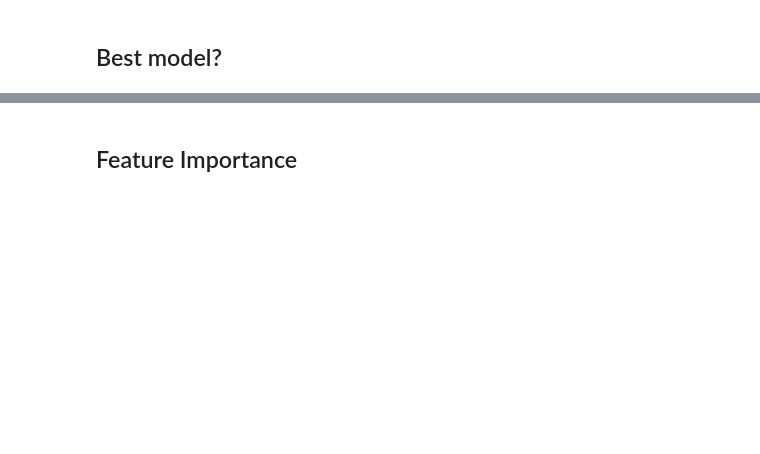
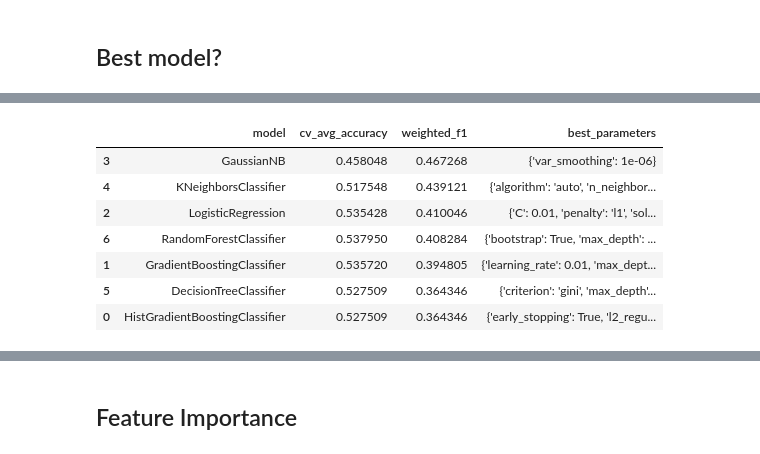
Before and after one commit to ManuIluro22/LaLiga, a Jupyter notebook: analysis/ModelAnalysis.ipynb, the cells around one changed output, grey strips where cells are left out. Saved outputs shown, nothing was run; the diff lists cells and outputs as text; code cells hidden in the pictures; blank space fills up the shorter version.

```diff
--- a/analysis/ModelAnalysis.ipynb
+++ b/analysis/ModelAnalysis.ipynb
@@ -707,3 +711,15 @@ print(models_performance)
+# %%
+models_performance = models_performance.sort_values(['weighted_f1'], ascending=False)
+display(models_performance)
+# %% [output]
+|  | model | cv_avg_accuracy | weighted_f1 | best_parameters |
+| 3 | GaussianNB | 0.458048 | 0.467268 | {'var_smoothing': 1e-06} |
+| 4 | KNeighborsClassifier | 0.517548 | 0.439121 | {'algorithm': 'auto', 'n_neighbor... |
+| 2 | LogisticRegression | 0.535428 | 0.410046 | {'C': 0.01, 'penalty': 'l1', 'sol... |
+| 6 | RandomForestClassifier | 0.537950 | 0.408284 | {'bootstrap': True, 'max_depth': ... |
+| 1 | GradientBoostingClassifier | 0.535720 | 0.394805 | {'learning_rate': 0.01, 'max_dept... |
+| 5 | DecisionTreeClassifier | 0.527509 | 0.364346 | {'criterion': 'gini', 'max_depth'... |
+| 0 | HistGradientBoostingClassifier | 0.527509 | 0.364346 | {'early_stopping': True, 'l2_regu... |
 # %%
 for param_name, param_value in models_performance['best_parameters'].items():
     print(f"{param_name}: {param_value}")
```
Also changed, not shown: parts of 8 cells of this notebook.
